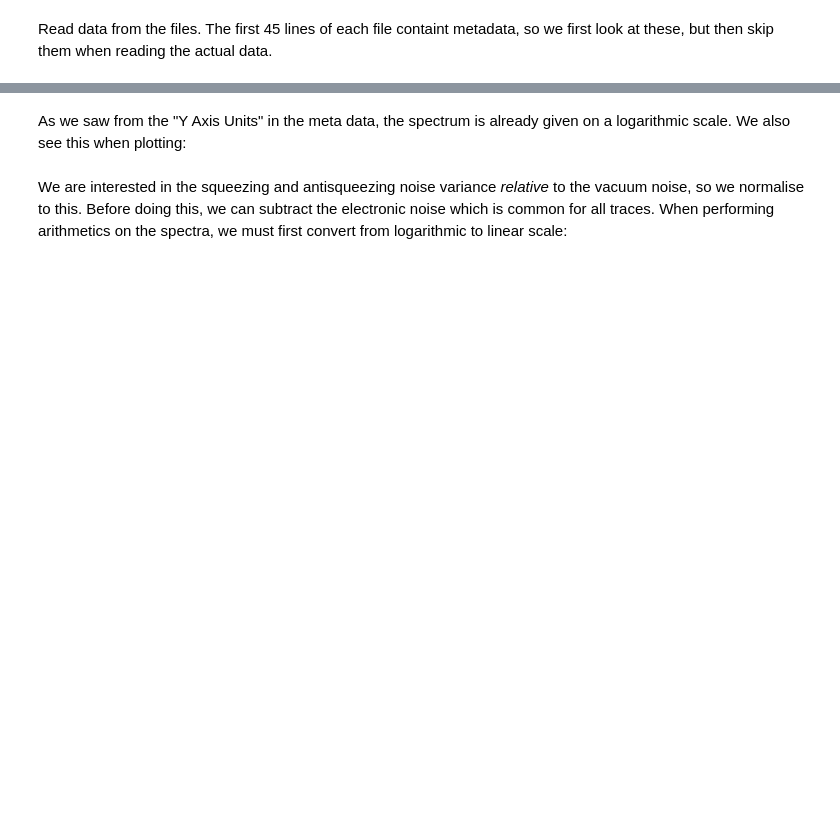
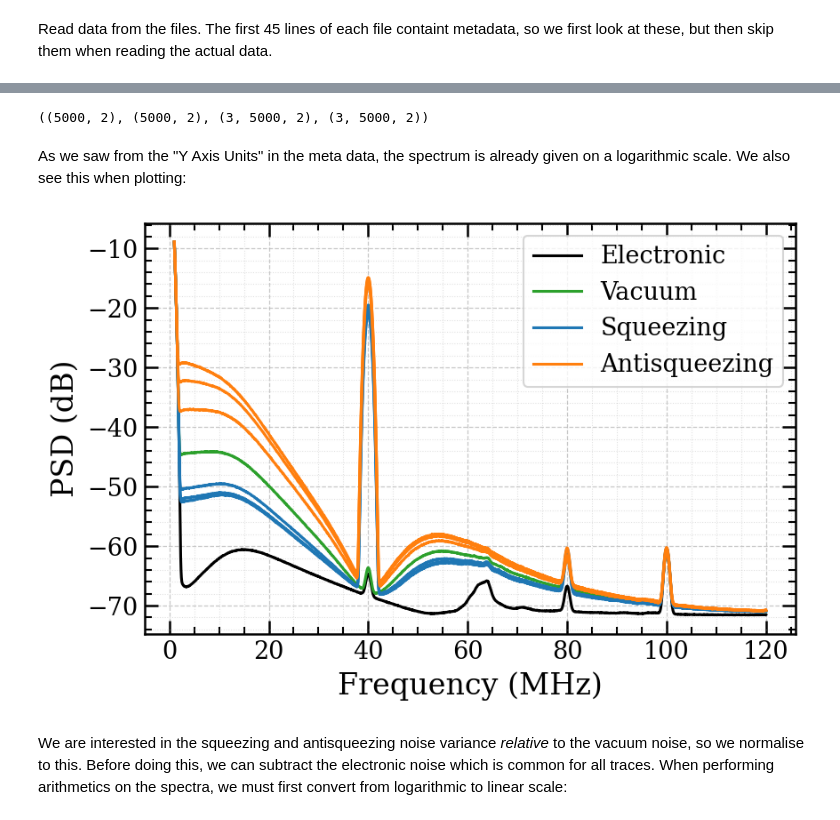
Before and after one commit to ThomasRavnborg/SCQIS, a Jupyter notebook: Exercises/SqueezedLightData.ipynb, the cells around one changed output, grey strips where cells are left out. Drawn from its saved outputs; the diff is of its cells as text; code cells hidden in the pictures; blank space fills up the shorter version.

```diff
--- a/Exercises/SqueezedLightData.ipynb
+++ b/Exercises/SqueezedLightData.ipynb
@@ -46,6 +91,6 @@ from scipy.optimize import curve_fit, least_squares
 # %%
-jens_folder = 'squeezing_data/jens'  # replace with correct relative path to the downloaded data
+jens_folder = '../../squeezing_data/jens' # Path to Jens' data folder
 jens_files = os.listdir(jens_folder)
-xueshi_folder = 'squeezing_data/xueshi'  # replace with correct relative path to the downloaded data
+xueshi_folder = '../../squeezing_data/xueshi' # Path to Xueshi's data folder
 xueshi_files = os.listdir(xueshi_folder)
 # %%
@@ -95,5 +204,8 @@ vacuum = np.genfromtxt(vac_spec_file, delimiter=',', skip_header=45)
 squeezing = np.array([np.genfromtxt(f, delimiter=',', skip_header=45) for f in sq_spec_files])
 antisqueezing = np.array([np.genfromtxt(f, delimiter=',', skip_header=45) for f in asq_spec_files])
 # %%
+# Printing shapes of data
 electronic.shape, vacuum.shape, squeezing.shape, antisqueezing.shape
+# %% [output]
+((5000, 2), (5000, 2), (3, 5000, 2), (3, 5000, 2))
 # %%
@@ -105,12 +218,29 @@ antisqueezing = antisqueezing[:,:,1]
 # %% [markdown]
 As we saw from the "Y Axis Units" in the meta data, the spectrum is already given on a logarithmic scale. We also see this when plotting:
 # %%
-plt.plot(f, electronic, c='k')
-plt.plot(f, vacuum, c='C2')
+# Create the plot
+fig, ax = plt.subplots(figsize=(6, 4))
+ax.plot(f, electronic, c='k', label='Electronic')
+ax.plot(f, vacuum, c='C2', label='Vacuum')
 for sq in squeezing:
-    plt.plot(f, sq, c='C0')
+    ax.plot(f, sq, c='C0', label='Squeezing')
 for asq in antisqueezing:
-    plt.plot(f, asq, c='C1')
+    ax.plot(f, asq, c='C1', label='Antisqueezing')
+# Remove duplicate labels from legend
+handles, labels = ax.get_legend_handles_labels()
+by_label = dict(zip(labels, handles))
+ax.legend(by_label.values(), by_label.keys())
+# Set x- and y-label
+ax.set_xlabel('Frequency (MHz)')
+ax.set_ylabel('PSD (dB)')
+# Initialize plot settings
+PlotSettings(ax, gridlines=True)
+# Adjust layout
+plt.tight_layout()
+# Show the plot
+plt.show()
+# %% [output]
+[figure, added]
 # %% [markdown]
 We are interested in the squeezing and antisqueezing noise variance _relative_ to the vacuum noise, so we normalise to this.
 Before doing this, we can subtract the electronic noise which is common for all traces. When performing arithmetics on the spectra, we must first convert from logarithmic to linear scale:
```
Also changed, not shown: parts of 40 cells of this notebook, 4 other files.
